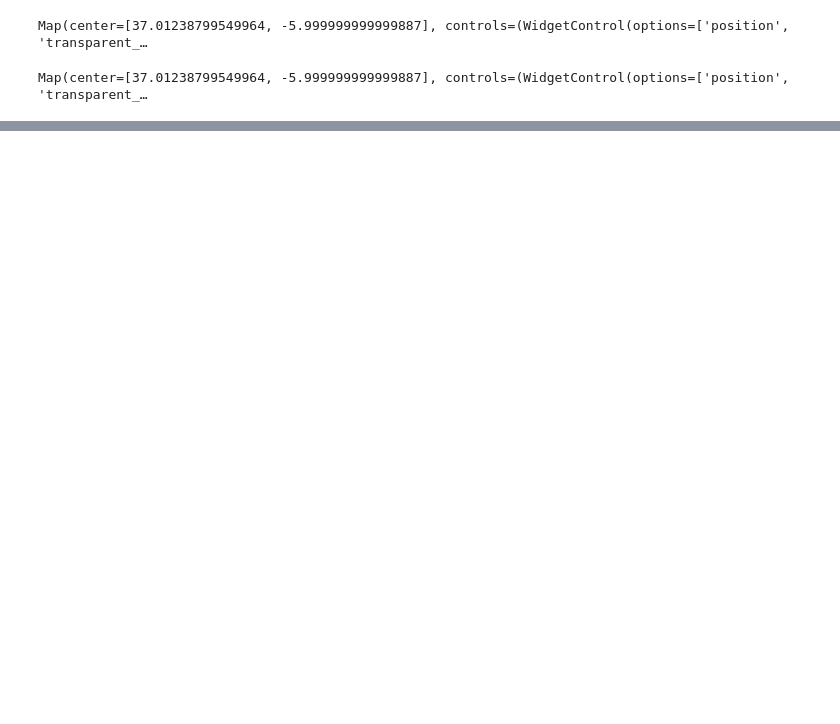
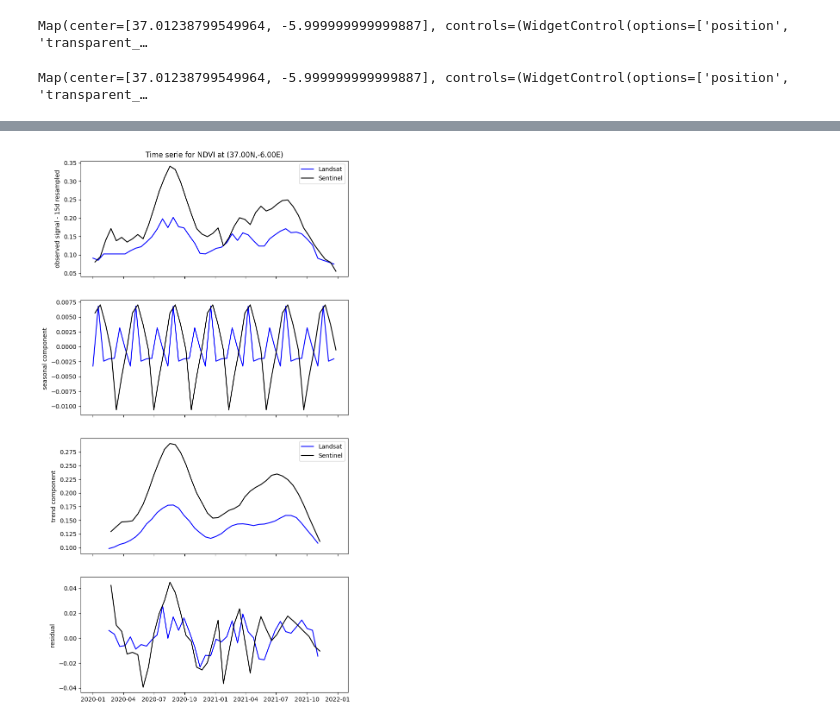
Before and after one commit to jclary-31/VegetationFromSpace_Landsat2_Sentinel8, a Jupyter notebook: Multispectral_Satellite_test.ipynb, the cells around one changed output, grey strips where cells are left out. Cells and saved outputs as stored; diff of their text form; code cells hidden in the pictures; blank space fills up the shorter version.

```diff
--- a/Multispectral_Satellite_test.ipynb
+++ b/Multispectral_Satellite_test.ipynb
@@ -668,39 +682,45 @@ fig.show()
 # %%
 
 
 ### time serie decomposition!
 #see https://www.geeksforgeeks.org/python/time-series-decomposition-techniques/
 # and https://phdinds-aim.github.io/time_series_handbook/Preface/Preface.html
 
-#resample on 15d and interpolate to remove few remaining nan.
-Sent_df15d=Sent_df.resample('15d').mean().interpolate(method='spline',order=1)
-Land_df15d=Land_df.resample('15d').mean().interpolate(method='spline',order=1)
+#resample on 15d and interpolate
+#rolling mean induce nana.... cant be interpolated
+Sent_df16d=Sent_ema.resample('16d').mean().interpolate(method='spline',order=1)
+Land_df16d=Land_ema.resample('16d').mean().interpolate(method='spline',order=1)
 
-Sent_decomp = seasonal_decompose(Sent_df15d[feature], model='additive')
-Land_decomp = seasonal_decompose(Land_df15d[feature], model='additive')
+#seasonal decompose does NOT handle missing value ... but sentinel as some gaps
+#interpolation required before!
+Sent_decomp = seasonal_decompose(Sent_df16d[feature], model='additive')#,period=365//16)
+Land_decomp = seasonal_decompose(Land_df16d[feature], model='additive')
 
 
 fig,ax=plt.subplots(4,1,figsize=(8,16),sharex=True)
 ax[0].plot(Land_decomp.observed,'b',label='Landsat')
 ax[0].plot(Sent_decomp.observed,'k',label='Sentinel')
 ax[0].set_ylabel('observed signal - 15d resampled')
 ax[0].legend()
 ax[0].set_title('Time serie for '+ feature +' at ('+ '{:0.2f}'.format(lat) +'N,'+ '{:0.2f}'.format(lon) +'E)')
+#ax[0].tick_params(labelbottom=True)
 
 ax[1].plot(Land_decomp.seasonal,'b')
 ax[1].plot(Sent_decomp.seasonal,'k')
 ax[1].set_ylabel('seasonal component ')
 
-ax[2].plot(Land_decomp.trend,'b')
-ax[2].plot(Sent_decomp.trend,'k')
+ax[2].plot(Land_decomp.trend,'b',label='Landsat')
+ax[2].plot(Sent_decomp.trend,'k',label='Sentinel')
 ax[2].set_ylabel('trend component')
-
+ax[2].legend()
 
 ax[3].plot(Land_decomp.resid,'b')
 ax[3].plot(Sent_decomp.resid,'k')
 ax[3].set_ylabel('residual ')
 
 fig.show()
+# %% [output]
+[figure, added]
 # %%
 
 ############################################## PREDICTION
```
Also changed, not shown: parts of 7 cells of this notebook.
